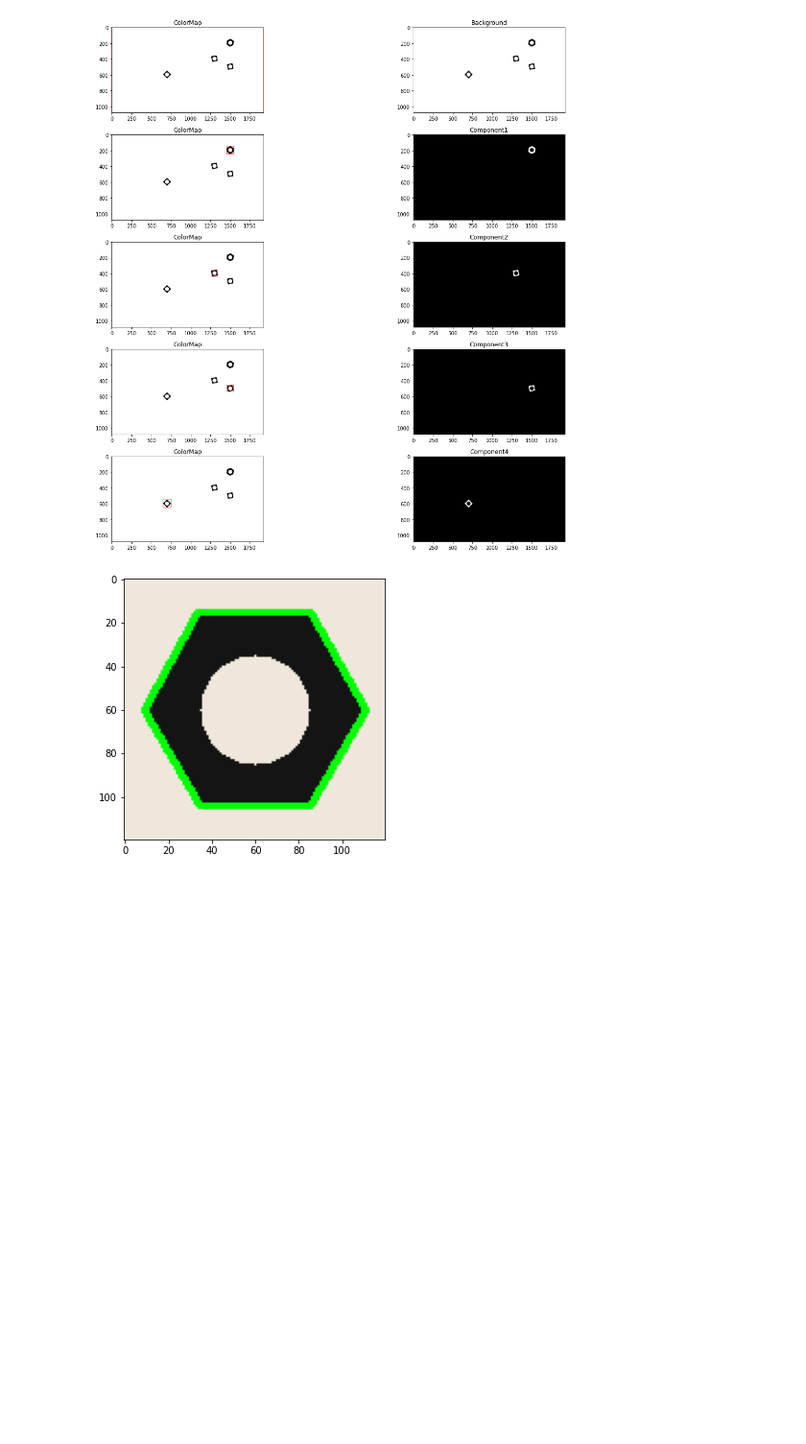
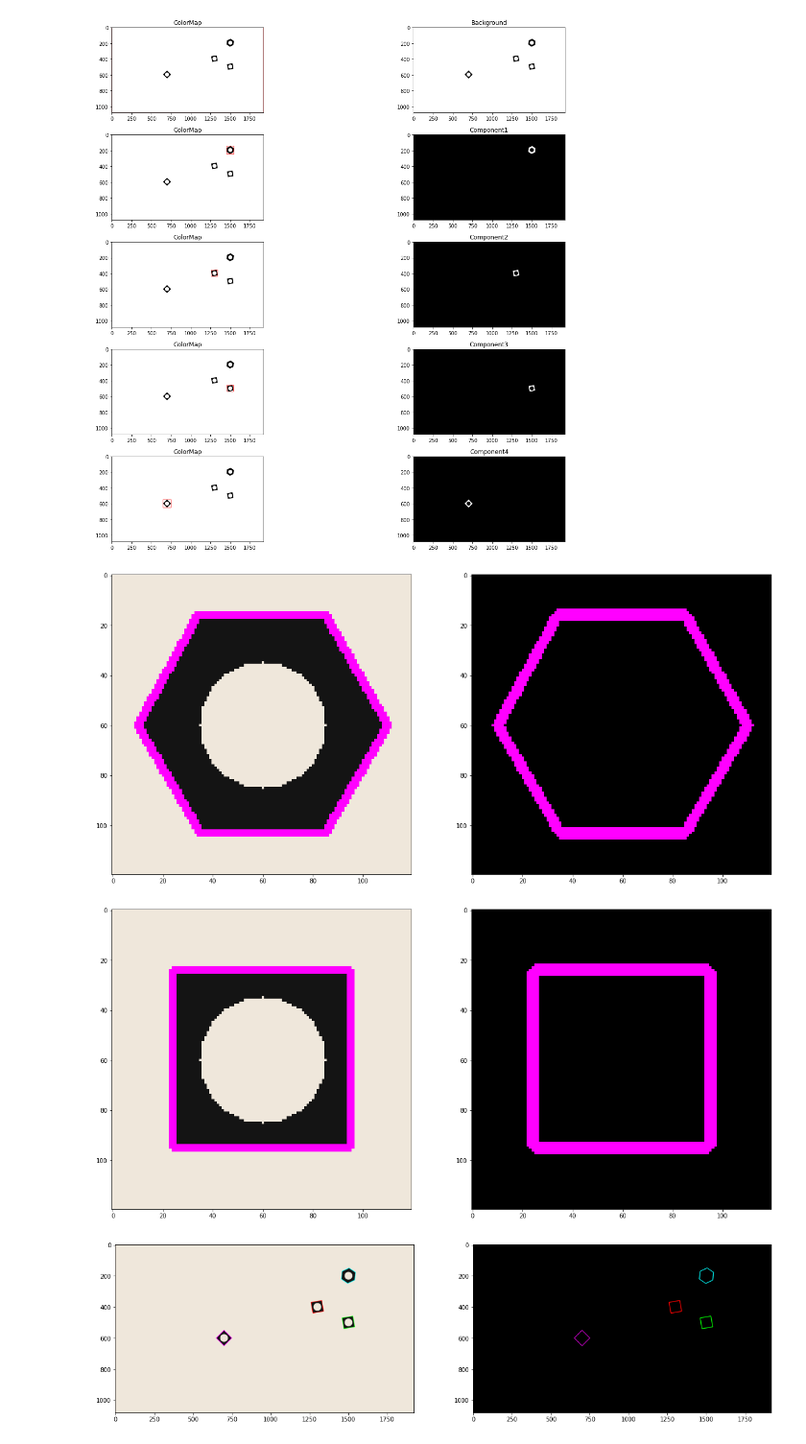
Before and after one commit to muditha11/ImageProcessingAndMachineVision, a Jupyter notebook: assignment3/assignment3.ipynb, the cells around one changed output. Shown at 96% size. Drawn from its saved outputs; the diff is of its cells as text; code cells hidden in the pictures; blank space fills up the shorter version.

```diff
--- a/assignment3/assignment3.ipynb
+++ b/assignment3/assignment3.ipynb
@@ -194,15 +194,25 @@ Number of connected components = 5
 [figure]
 # %%
 hexnut_template = cv.imread('hexnut_template.png', cv.IMREAD_COLOR)
-contours, hierarchy = cv.findContours(th1, cv.RETR_TREE, cv.CHAIN_APPROX_SIMPLE)
+squarenut_template =  cv.imread('squarenut_template.png', cv.IMREAD_COLOR)
+conveyor_f100 =  cv.imread('conveyor_f100.png', cv.IMREAD_COLOR)
 
-for i in range(len(contours)):
-    cnt = contours[i]
-    if (cv.contourArea(cnt)<10000 and cv.contourArea(cnt)>5000):
-        cv.drawContours(hexnut_template, [cnt], 0, (0,255,0), 2)
+images = [hexnut_template,squarenut_template,conveyor_f100]
+colors = [(255,0,255), (0,255,0),(0,0,255),(255,255,0) ]
 
-fig, ax = plt.subplots(1,1,figsize= (8,5))
-ax.imshow(cv.cvtColor(hexnut_template,cv.COLOR_BGR2RGB))
-plt.show()
+for j in range(len(images)):
+    output = np.zeros(images[j].shape,dtype="uint8")
+    contours, hierarchy = cv.findContours(cv.bitwise_not(closed_images[j]), cv.RETR_EXTERNAL, cv.CHAIN_APPROX_SIMPLE)
+    for i in range(len(contours)):
+        cnt = contours[i]
+        cv.drawContours(images[j], [cnt], 0, colors[i%4], 2)
+        cv.drawContours(output, [cnt], 0, colors[i%4], 3)
+
+    fig, ax = plt.subplots(1,2,figsize= (20,15))
+    ax[0].imshow(cv.cvtColor(images[j],cv.COLOR_BGR2RGB))
+    ax[1].imshow(cv.cvtColor(output,cv.COLOR_BGR2RGB))
+    plt.show()
 # %% [output]
-[figure, old version]
+[figure, new version]
+[figure, added]
+[figure, added]
```
Also changed, not shown: parts of 3 cells of this notebook.
